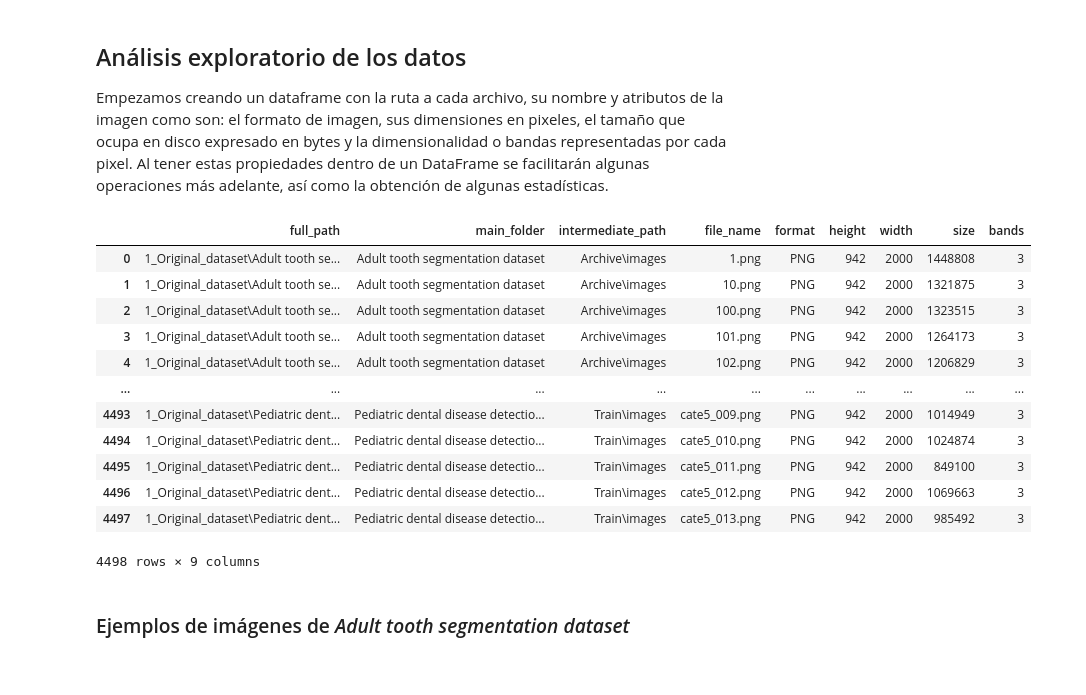
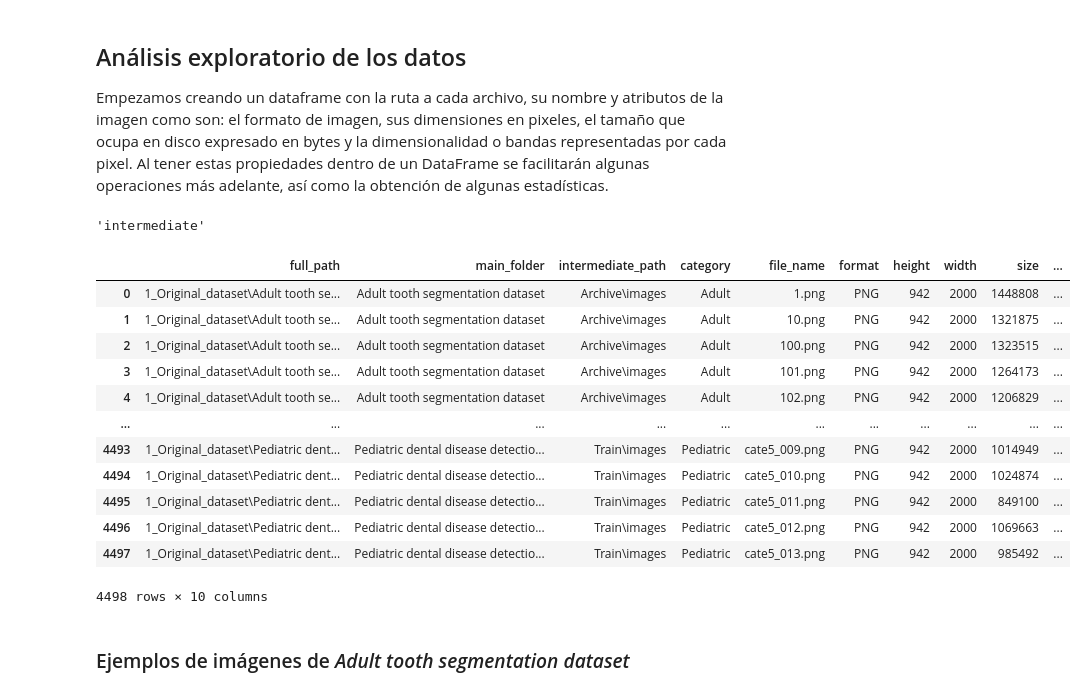
Before and after one commit to MadavR/DentalSegmentation, a Jupyter notebook: 2_Clean_dataset.ipynb, the cells around one changed output. Cells and saved outputs as stored; diff of their text form; code cells hidden in the pictures.

Commit message:
Se agregó categoría a los dataframes con metadata de imagenes

```diff
--- a/2_Clean_dataset.ipynb
+++ b/2_Clean_dataset.ipynb
@@ -26,6 +26,11 @@ Por último, también el repositorio de imagenes contiene archivos en formato js
 ## Análisis exploratorio de los datos
 
 Empezamos creando un dataframe con la ruta a cada archivo, su nombre y atributos de la imagen como son: el formato de imagen, sus dimensiones en pixeles, el tamaño que ocupa en disco expresado en bytes y la dimensionalidad o bandas representadas por cada pixel.  Al tener estas propiedades dentro de un DataFrame se facilitarán algunas operaciones más adelante, así como la obtención de algunas estadísticas.
+# %%
+asd = 'intermediate_path'
+asd.split('_')[0]
+# %% [output]
+'intermediate'
 # %%
 def get_files_info(root_folder):
     data = []
@@ -33,46 +38,48 @@ def get_files_info(root_folder):
     for root, _, files in os.walk(root_folder):
         for file in files:
             if file.lower().endswith(('.png', '.jpg', '.jpeg')):
                 file_path = os.path.join(root, file)
                 image = Image.open(file_path)
                 image_format = image.format
                 width, height = image.size
                 size_bytes = os.path.getsize(file_path)
                 parent_folder = os.path.split(file_path)[0].split('\\')[1]
+                category = parent_folder.split()[0]
                 rel_path = os.path.relpath(root, root_folder).replace(f'{parent_folder}\\', '')
                 bands = len(image.getbands())
 
                 data.append({
                     'full_path': file_path,
                     'main_folder': parent_folder,
                     'intermediate_path': rel_path,
+                    'category': category,
                     'file_name': file,
                     'format': image_format,
                     'height': height,
                     'width': width,
                     'size': size_bytes,
                     'bands': bands
                 })
 
     return pd.DataFrame(data)
 
 root_directory = '1_Original_dataset'
 df = get_files_info(root_directory)
 df
 # %% [output]
-|  | full_path | main_folder | intermediate_path | file_name | format | height | width | size | bands |
-| 0 | 1_Original_dataset\Adult tooth se... | Adult tooth segmentation dataset | Archive\images | 1.png | PNG | 942 | 2000 | 1448808 | 3 |
-| 1 | 1_Original_dataset\Adult tooth se... | Adult tooth segmentation dataset | Archive\images | 10.png | PNG | 942 | 2000 | 1321875 | 3 |
-| 2 | 1_Original_dataset\Adult tooth se... | Adult tooth segmentation dataset | Archive\images | 100.png | PNG | 942 | 2000 | 1323515 | 3 |
-| 3 | 1_Original_dataset\Adult tooth se... | Adult tooth segmentation dataset | Archive\images | 101.png | PNG | 942 | 2000 | 1264173 | 3 |
-| 4 | 1_Original_dataset\Adult tooth se... | Adult tooth segmentation dataset | Archive\images | 102.png | PNG | 942 | 2000 | 1206829 | 3 |
-| ... | ... | ... | ... | ... | ... | ... | ... | ... | ... |
-| 4493 | 1_Original_dataset\Pediatric dent... | Pediatric dental disease detectio... | Train\images | cate5_009.png | PNG | 942 | 2000 | 1014949 | 3 |
-| 4494 | 1_Original_dataset\Pediatric dent... | Pediatric dental disease detectio... | Train\images | cate5_010.png | PNG | 942 | 2000 | 1024874 | 3 |
-| 4495 | 1_Original_dataset\Pediatric dent... | Pediatric dental disease detectio... | Train\images | cate5_011.png | PNG | 942 | 2000 | 849100 | 3 |
-| 4496 | 1_Original_dataset\Pediatric dent... | Pediatric dental disease detectio... | Train\images | cate5_012.png | PNG | 942 | 2000 | 1069663 | 3 |
-| 4497 | 1_Original_dataset\Pediatric dent... | Pediatric dental disease detectio... | Train\images | cate5_013.png | PNG | 942 | 2000 | 985492 | 3 |
+|  | full_path | main_folder | intermediate_path | category | file_name | format | height | width | size | ... |
+| 0 | 1_Original_dataset\Adult tooth se... | Adult tooth segmentation dataset | Archive\images | Adult | 1.png | PNG | 942 | 2000 | 1448808 | ... |
+| 1 | 1_Original_dataset\Adult tooth se... | Adult tooth segmentation dataset | Archive\images | Adult | 10.png | PNG | 942 | 2000 | 1321875 | ... |
+| 2 | 1_Original_dataset\Adult tooth se... | Adult tooth segmentation dataset | Archive\images | Adult | 100.png | PNG | 942 | 2000 | 1323515 | ... |
+| 3 | 1_Original_dataset\Adult tooth se... | Adult tooth segmentation dataset | Archive\images | Adult | 101.png | PNG | 942 | 2000 | 1264173 | ... |
+| 4 | 1_Original_dataset\Adult tooth se... | Adult tooth segmentation dataset | Archive\images | Adult | 102.png | PNG | 942 | 2000 | 1206829 | ... |
+| ... | ... | ... | ... | ... | ... | ... | ... | ... | ... | ... |
+| 4493 | 1_Original_dataset\Pediatric dent... | Pediatric dental disease detectio... | Train\images | Pediatric | cate5_009.png | PNG | 942 | 2000 | 1014949 | ... |
+| 4494 | 1_Original_dataset\Pediatric dent... | Pediatric dental disease detectio... | Train\images | Pediatric | cate5_010.png | PNG | 942 | 2000 | 1024874 | ... |
+| 4495 | 1_Original_dataset\Pediatric dent... | Pediatric dental disease detectio... | Train\images | Pediatric | cate5_011.png | PNG | 942 | 2000 | 849100 | ... |
+| 4496 | 1_Original_dataset\Pediatric dent... | Pediatric dental disease detectio... | Train\images | Pediatric | cate5_012.png | PNG | 942 | 2000 | 1069663 | ... |
+| 4497 | 1_Original_dataset\Pediatric dent... | Pediatric dental disease detectio... | Train\images | Pediatric | cate5_013.png | PNG | 942 | 2000 | 985492 | ... |
-4498 rows × 9 columns
+4498 rows × 10 columns
 # %%
 def get_random_images(filter, images_to_display):
     filas_aleatorias = df[df['main_folder'] == filter].sample(n=images_to_display, random_state=random.seed())
```
Also changed, not shown: parts of 3 cells of this notebook, 2 other files.
